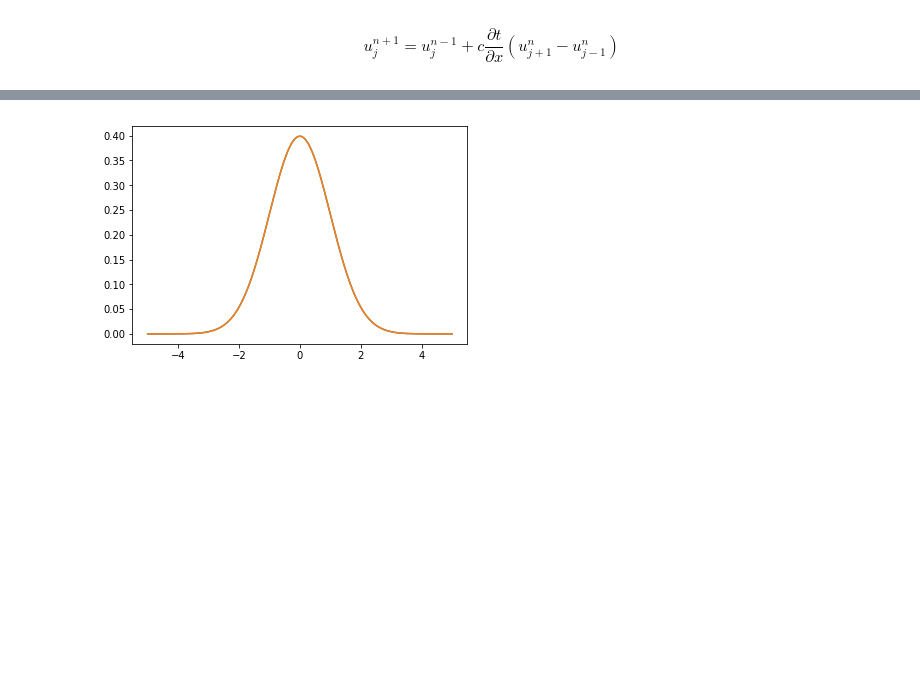
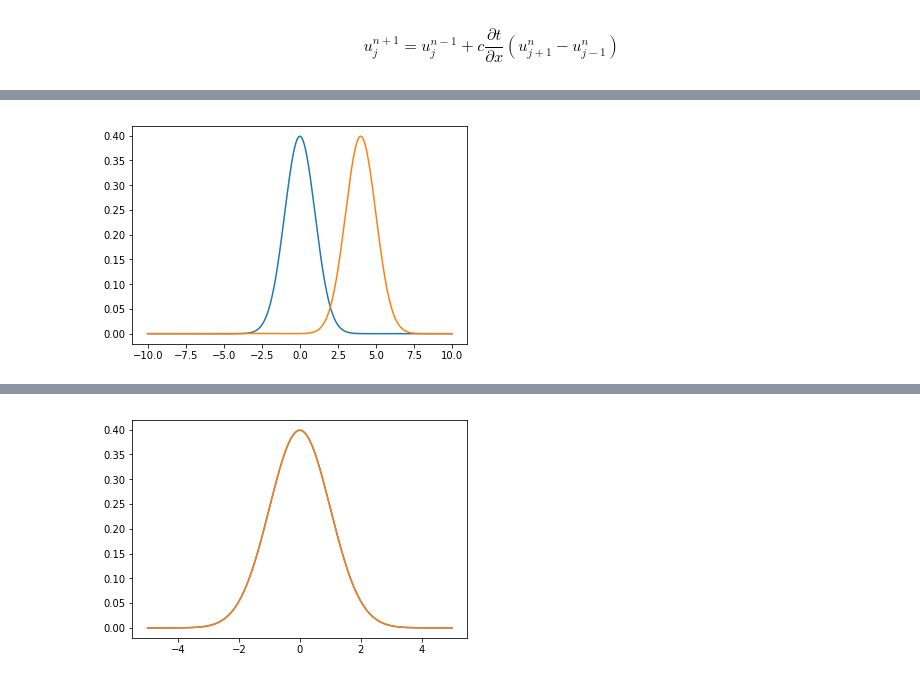
Before and after one commit to pjbenard/EDP_TP_2, a Jupyter notebook: TP2.ipynb, the cells around one changed output, grey strips where cells are left out. Cells and saved outputs as stored; diff of their text form; code cells hidden in the pictures; blank space fills up the shorter version.

Commit message:
saute mouton et titres

```diff
--- a/TP2.ipynb
+++ b/TP2.ipynb
@@ -41,0 +32,37 @@ def sch_Saute_Mouton(U0, U1, c, dt, dx, T):
+# %%
+def sauteMouton(u0,u1,c,dt,dx,T):
+    U = [u0,u1]
+
+    A = diags([-1,0,1], [-1,0,1], shape=( len(u0) , len(u0) )).toarray()
+    A[0,len(u0)-1] = -1
+    A[len(u0)-1,0] = 1
+
+    U0 = np.copy(u0)
+    U1 = np.copy(u1)
+    for i in range( int(T/dt) - 1 ):
+        U2 = U0 - (c*dt/dx)*A.dot(U1)
+        U.append(U2)
+        U0 = np.copy(U1)
+        U1 = np.copy(U2)
+    return U
+# %%
+def testMouton(c,dt,dx,T):
+    x = np.linspace(-10,10,1000)
+    U0 = u0(x)
+
+    mat_p = diags([-1,0,1], [-1,0,1], shape=( len(U0) , len(U0) )).toarray()
+    mat_p[0,len(U0)-1] = -1
+    mat_p[len(U0)-1,0] = 1
+
+    mat_p2 = diags([1,-2,1], [-1,0,1], shape=( len(U0) , len(U0) )).toarray()
+    mat_p2[0,len(U0)-1] = 1
+    mat_p2[len(U0)-1,0] = 1
+
+    U1 = U0 - (c*dt/dx)*mat_p.dot(U0) +(c/2)*(dt**2/dx**2)*mat_p2.dot(U0)
+    U = sauteMouton(U0,U1,c,dt,dx,T)
+    plt.plot(x,U[0],x,U[-1])
+    plt.show()
+# %%
+testMouton(1,(1/300)*0.2,1/300,4)
+# %% [output]
+[figure, added]
```
Also changed, not shown: parts of 12 cells of this notebook.
